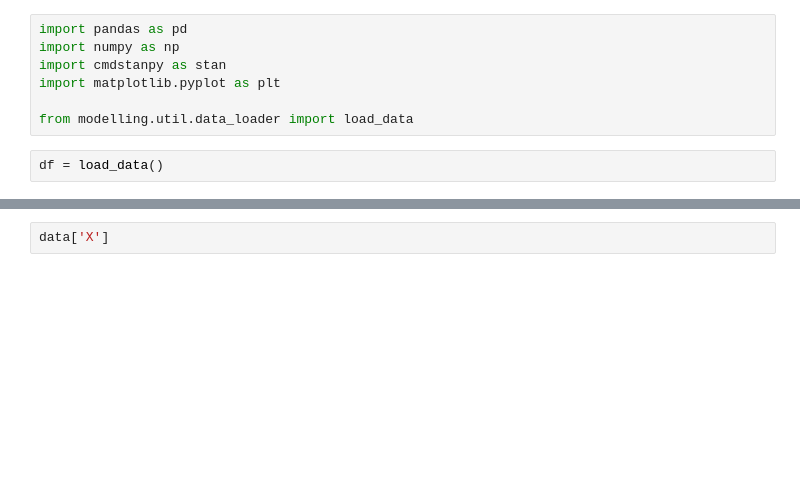
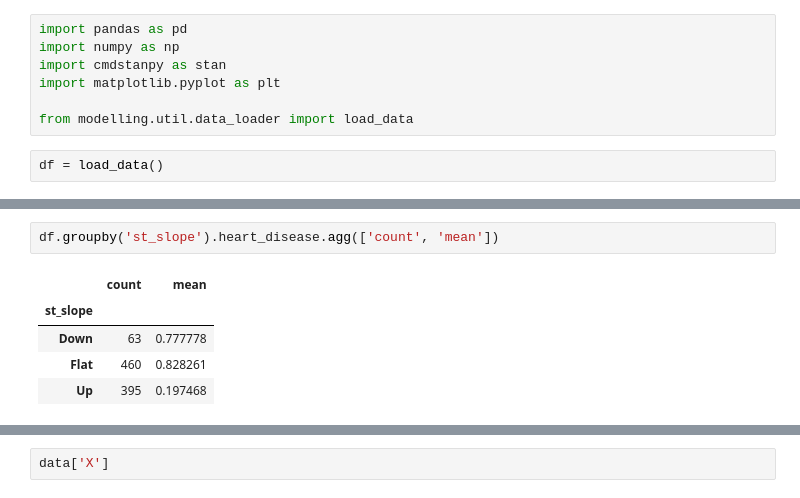
Before and after one commit to Elias-YJ/BDA_project, a Jupyter notebook: test.ipynb, the cells around one changed output, grey strips where cells are left out. Drawn from its saved outputs; the diff is of its cells as text; blank space fills up the shorter version.

```diff
--- a/test.ipynb
+++ b/test.ipynb
@@ -26,3 +66,11 @@ df
+# %%
+df.groupby('st_slope').heart_disease.agg(['count', 'mean'])
+# %% [output]
+|  | count | mean |
+| st_slope |  |  |
+| Down | 63 | 0.777778 |
+| Flat | 460 | 0.828261 |
+| Up | 395 | 0.197468 |
 # %%
 from modelling.util.data_formatters import format_logreg_data
 simple_model = stan.CmdStanModel(stan_file='modelling/stan_models/simple_regression.stan')
```
Also changed, not shown: parts of 10 cells of this notebook, 1 other file.
